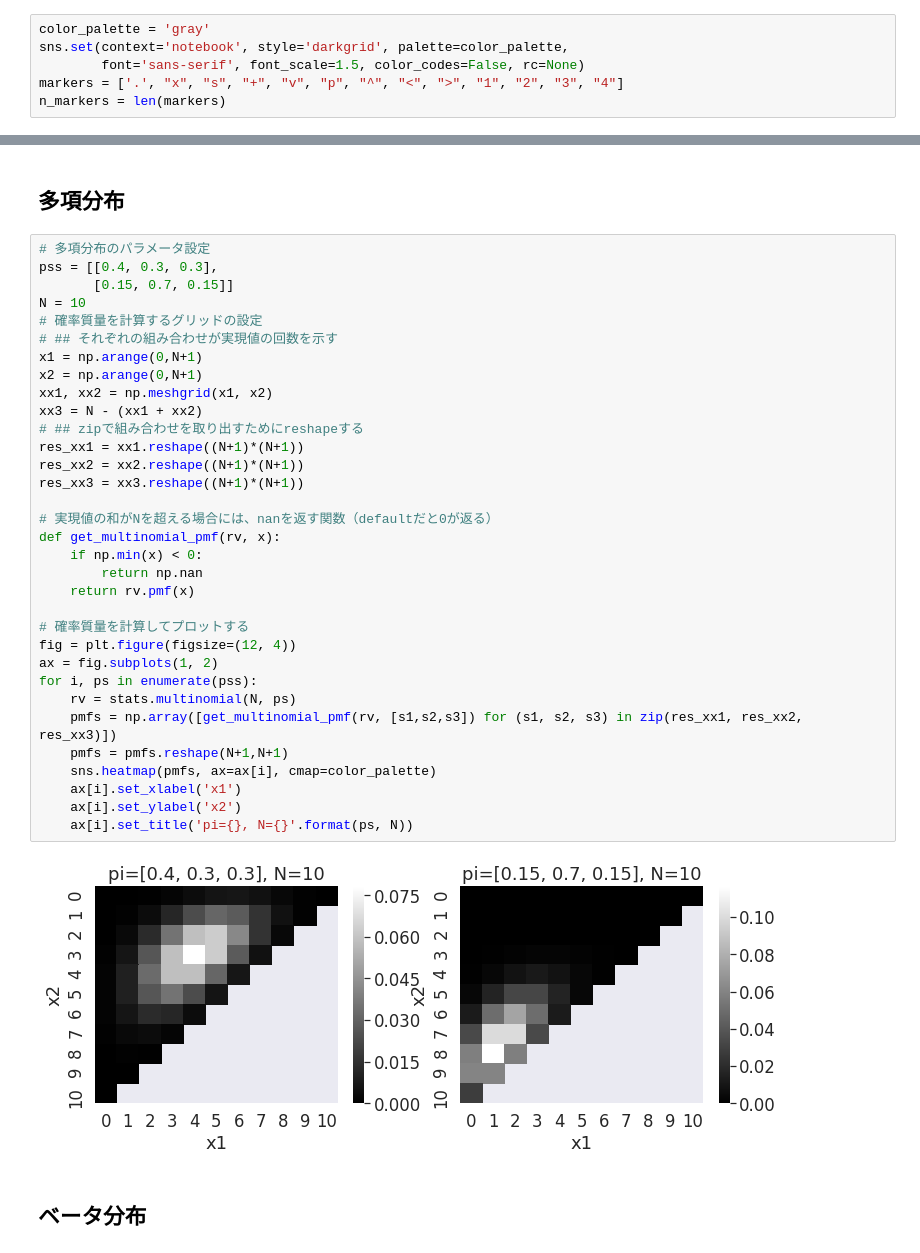
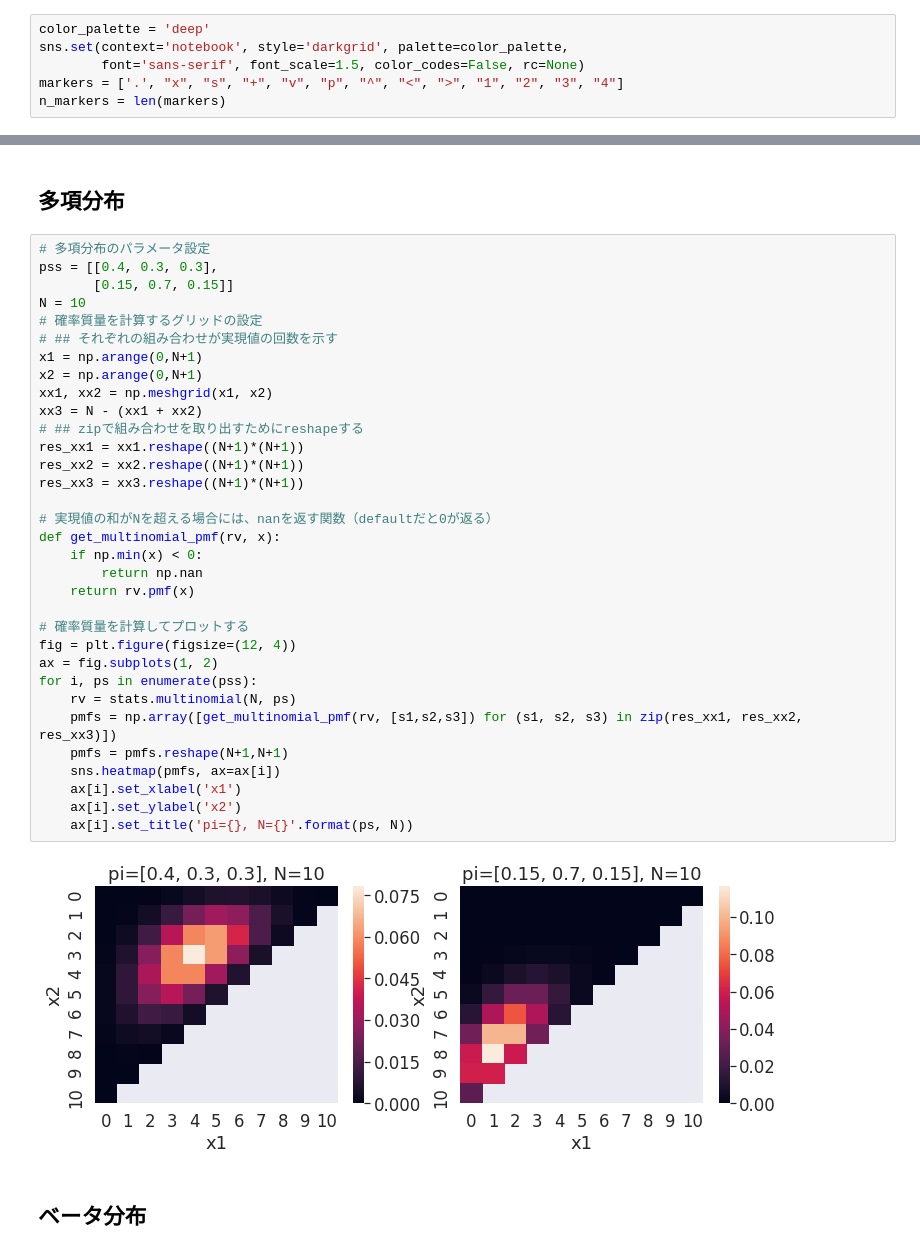
Before and after one commit to tok41/TechBookBayesianChocoball, a Jupyter notebook: basic_distribution.ipynb, the cells around one changed output, grey strips where cells are left out. Drawn from its saved outputs; the diff is of its cells as text.

```diff
--- a/basic_distribution.ipynb
+++ b/basic_distribution.ipynb
@@ -9,7 +9,7 @@ import matplotlib.pyplot as plt
 import seaborn as sns
 %matplotlib inline
 # %%
-color_palette = 'gray'
+color_palette = 'deep'
 sns.set(context='notebook', style='darkgrid', palette=color_palette,
         font='sans-serif', font_scale=1.5, color_codes=False, rc=None)
 markers = ['.', "x", "s", "+", "v", "p", "^", "<", ">", "1", "2", "3", "4"]
@@ -44,35 +44,35 @@ pss = [[0.4, 0.3, 0.3],
        [0.15, 0.7, 0.15]]
 N = 10
 # 確率質量を計算するグリッドの設定
 # ## それぞれの組み合わせが実現値の回数を示す
 x1 = np.arange(0,N+1)
 x2 = np.arange(0,N+1)
 xx1, xx2 = np.meshgrid(x1, x2)
 xx3 = N - (xx1 + xx2)
 # ## zipで組み合わせを取り出すためにreshapeする
 res_xx1 = xx1.reshape((N+1)*(N+1))
 res_xx2 = xx2.reshape((N+1)*(N+1))
 res_xx3 = xx3.reshape((N+1)*(N+1))
 
 # 実現値の和がNを超える場合には、nanを返す関数（defaultだと0が返る）
 def get_multinomial_pmf(rv, x):
     if np.min(x) < 0:
         return np.nan
     return rv.pmf(x)
 
 # 確率質量を計算してプロットする
 fig = plt.figure(figsize=(12, 4))
 ax = fig.subplots(1, 2)
 for i, ps in enumerate(pss):
     rv = stats.multinomial(N, ps)
     pmfs = np.array([get_multinomial_pmf(rv, [s1,s2,s3]) for (s1, s2, s3) in zip(res_xx1, res_xx2, res_xx3)])
     pmfs = pmfs.reshape(N+1,N+1)
-    sns.heatmap(pmfs, ax=ax[i], cmap=color_palette)
+    sns.heatmap(pmfs, ax=ax[i])
     ax[i].set_xlabel('x1')
     ax[i].set_ylabel('x2')
     ax[i].set_title('pi={}, N={}'.format(ps, N))
 # %% [output]
-[figure, old version]
+[figure, new version]
 # %% [markdown]
 ## ベータ分布
 # %%
```
Also changed, not shown: parts of 3 cells of this notebook, 1 other file.
